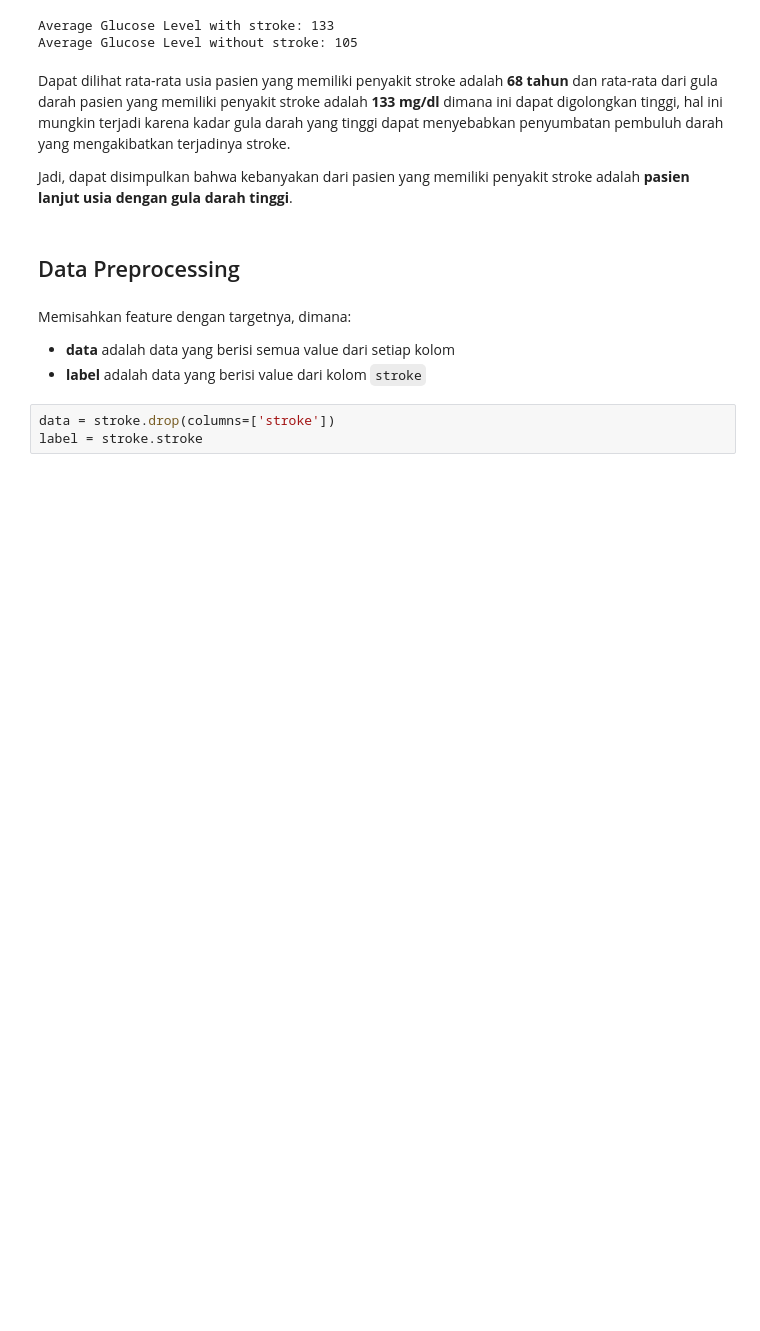
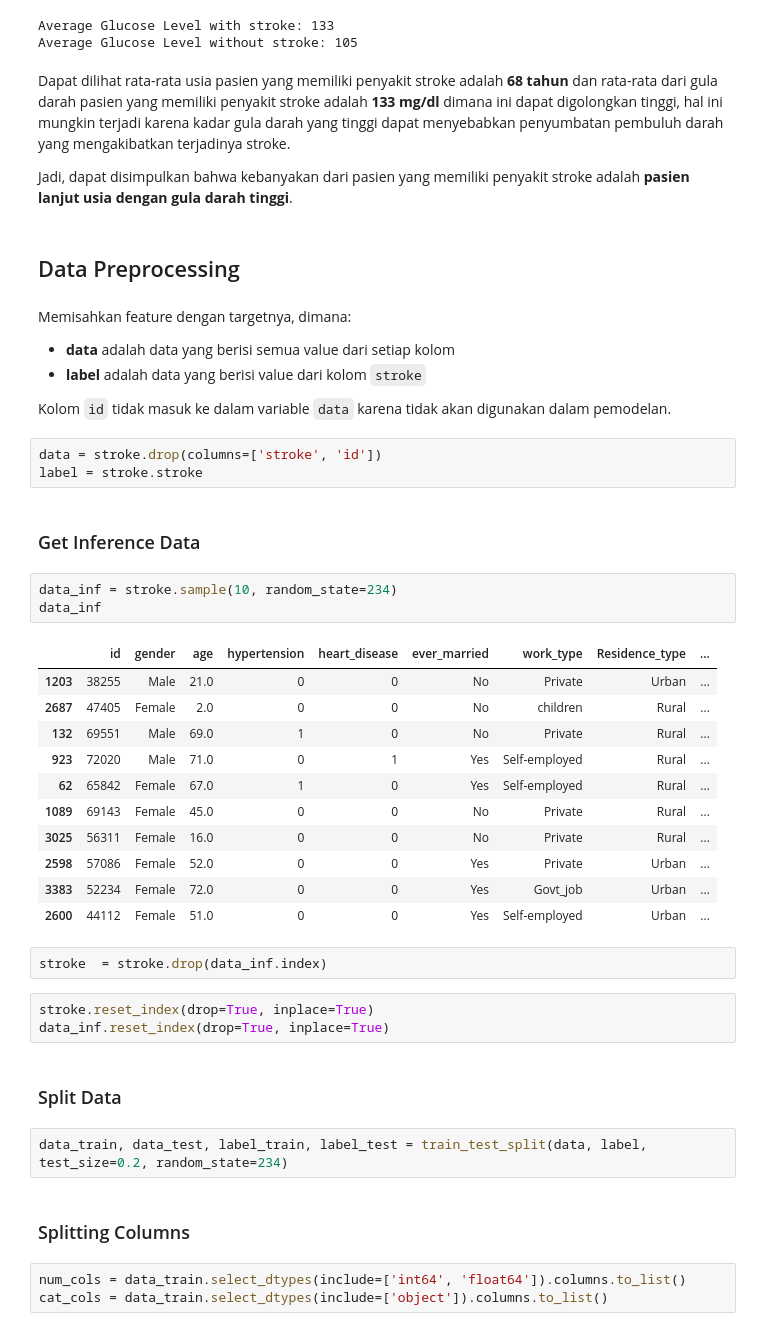
Before and after one commit to Penzragon/h8dsft_LogisticRegression, a Jupyter notebook: script.ipynb, the cells around one changed output. Drawn from its saved outputs; the diff is of its cells as text; blank space fills up the shorter version.

```diff
--- a/script.ipynb
+++ b/script.ipynb
@@ -517,6 +520,39 @@ Jadi, dapat disimpulkan bahwa kebanyakan dari pasien yang memiliki penyakit stro
 Memisahkan feature dengan targetnya, dimana:
 - **data** adalah data yang berisi semua value dari setiap kolom
 - **label** adalah data yang berisi value dari kolom `stroke`
+
+Kolom `id` tidak masuk ke dalam variable `data` karena tidak akan digunakan dalam pemodelan.
 # %%
-data = stroke.drop(columns=['stroke'])
+data = stroke.drop(columns=['stroke', 'id'])
 label = stroke.stroke
+# %% [markdown]
+### Get Inference Data
+# %%
+data_inf = stroke.sample(10, random_state=234)
+data_inf
+# %% [output]
+|  | id | gender | age | hypertension | heart_disease | ever_married | work_type | Residence_type | ... |
+| 1203 | 38255 | Male | 21.0 | 0 | 0 | No | Private | Urban | ... |
+| 2687 | 47405 | Female | 2.0 | 0 | 0 | No | children | Rural | ... |
+| 132 | 69551 | Male | 69.0 | 1 | 0 | No | Private | Rural | ... |
+| 923 | 72020 | Male | 71.0 | 0 | 1 | Yes | Self-employed | Rural | ... |
+| 62 | 65842 | Female | 67.0 | 1 | 0 | Yes | Self-employed | Rural | ... |
+| 1089 | 69143 | Female | 45.0 | 0 | 0 | No | Private | Rural | ... |
+| 3025 | 56311 | Female | 16.0 | 0 | 0 | No | Private | Rural | ... |
+| 2598 | 57086 | Female | 52.0 | 0 | 0 | Yes | Private | Urban | ... |
+| 3383 | 52234 | Female | 72.0 | 0 | 0 | Yes | Govt_job | Urban | ... |
+| 2600 | 44112 | Female | 51.0 | 0 | 0 | Yes | Self-employed | Urban | ... |
+# %%
+stroke  = stroke.drop(data_inf.index)
+# %%
+stroke.reset_index(drop=True, inplace=True)
+data_inf.reset_index(drop=True, inplace=True)
+# %% [markdown]
+### Split Data
+# %%
+data_train, data_test, label_train, label_test = train_test_split(data, label, test_size=0.2, random_state=234)
+# %% [markdown]
+### Splitting Columns
+# %%
+num_cols = data_train.select_dtypes(include=['int64', 'float64']).columns.to_list()
+cat_cols = data_train.select_dtypes(include=['object']).columns.to_list()
```
Also changed, not shown: parts of 29 cells of this notebook.
